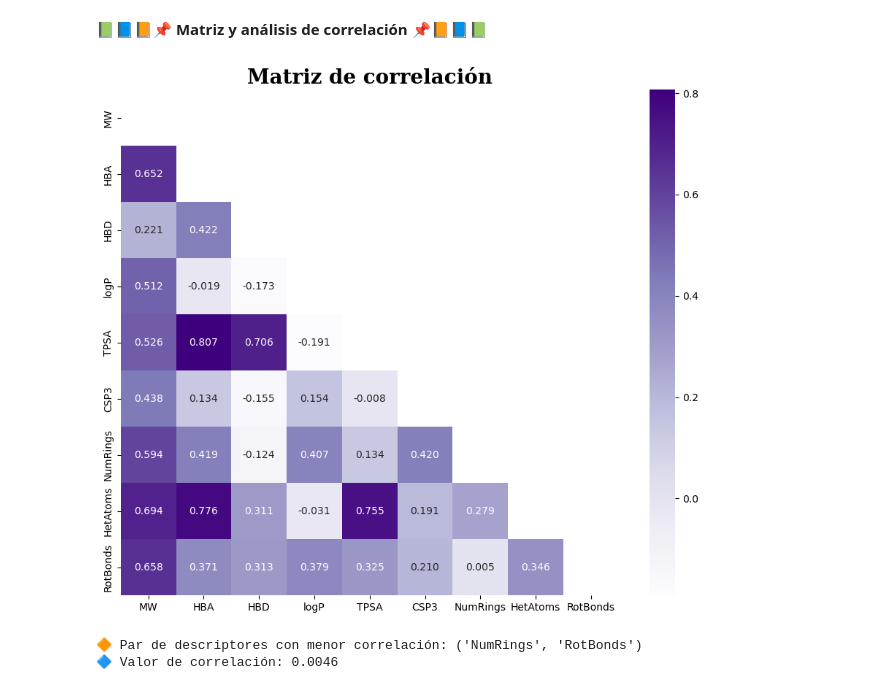
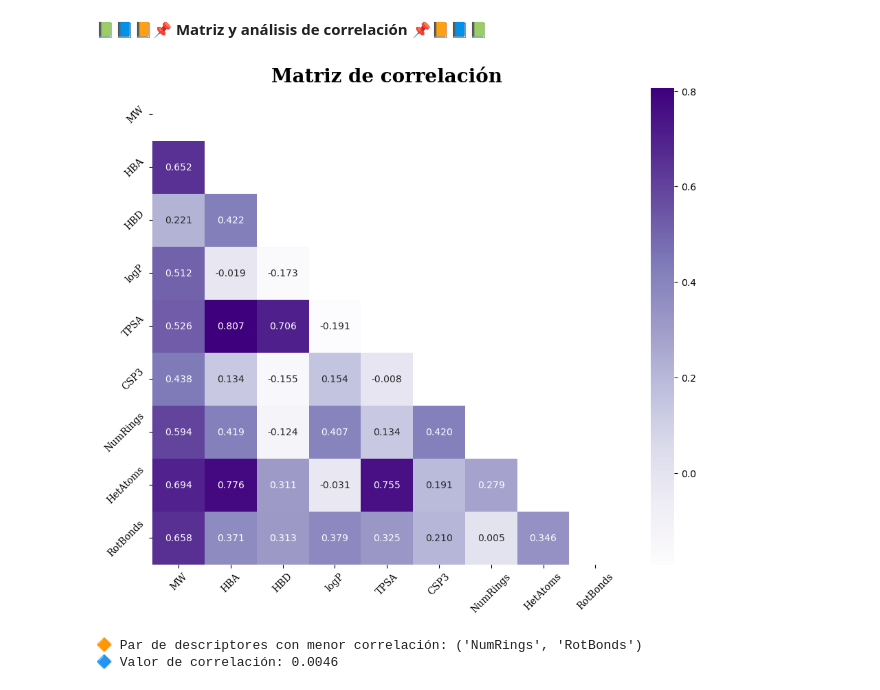
Before and after one commit to Sanchez-Juan/Course__Chemoinformatics-applied-to-drug-design, a Jupyter notebook: Session 4.ipynb, the cells around one changed output. Cells and saved outputs as stored; diff of their text form; code cells hidden in the pictures.

```diff
--- a/Session 4.ipynb
+++ b/Session 4.ipynb
@@ -365,12 +372,14 @@ scaled_descriptors_df_pubchem.describe()
 # %%
 # Correlation matrix of the descriptors
 plt.figure(figsize=(11,9))
 corr_df = scaled_descriptors_df_pubchem.corr() # To remove the upper triangle of the matrix (we can use a mask)
 sns.heatmap(corr_df, annot=True, mask=np.triu(corr_df), cmap='Purples', fmt='.3f')
 plt.title('Matriz de correlación', fontsize = 20, fontweight='bold', fontfamily='serif')
+plt.xticks(fontfamily='serif', rotation=45)
+plt.yticks(fontfamily='serif', rotation=45)
 plt.show()
 # %% [output]
-[figure, old version]
+[figure, new version]
 # %%
 # Selection of two descriptors with lower correlation for further analysis
 correlation_matrix = scaled_descriptors_df_pubchem.corr()
```
Also changed, not shown: parts of 26 cells of this notebook.
